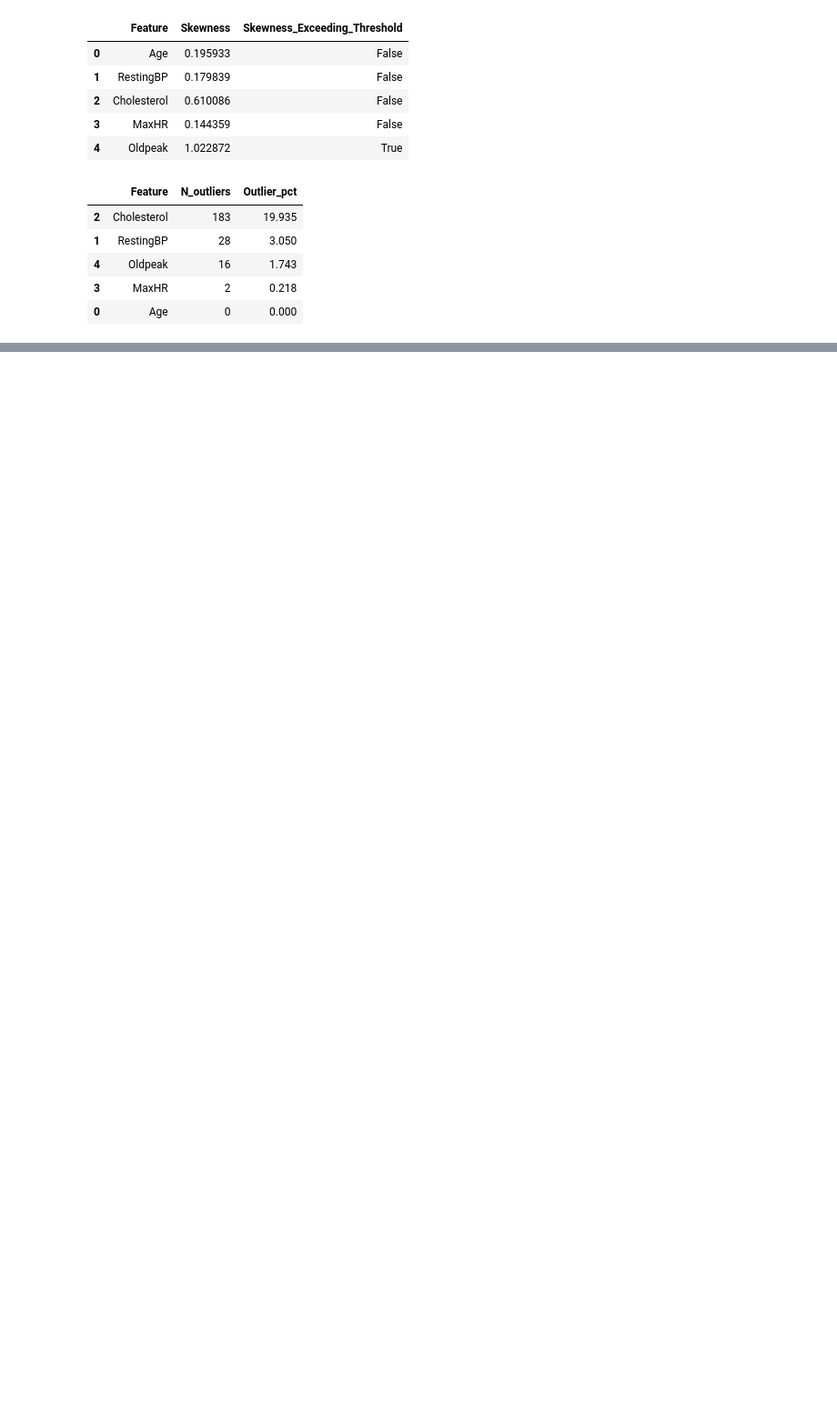
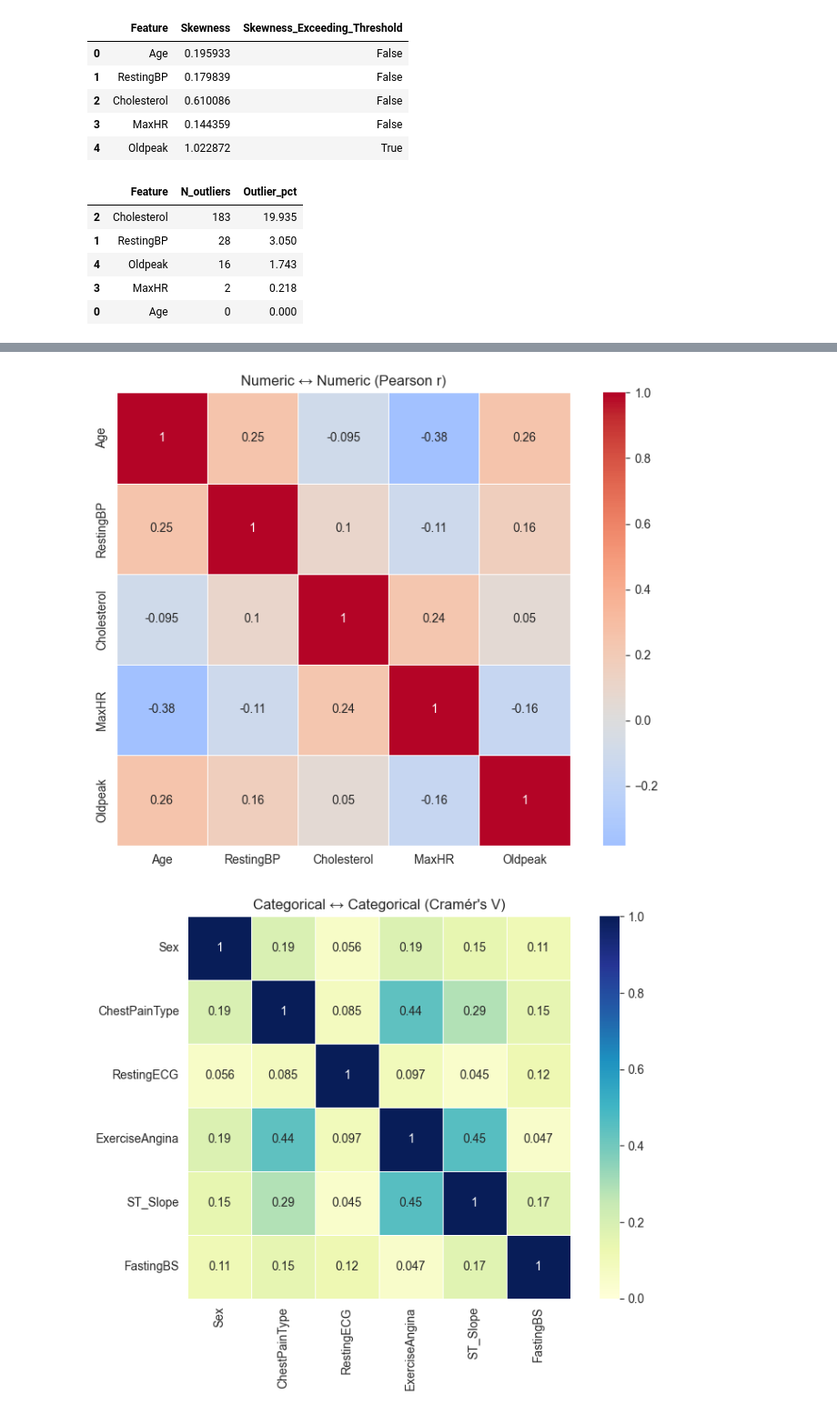
Before and after one commit to Nimaabediforud/Heart-Disease-Prediction, a Jupyter notebook: Notebooks/EDA/EDA.ipynb, the cells around one changed output, grey strips where cells are left out. Shown at 91% size. Saved outputs shown, nothing was run; the diff lists cells and outputs as text; code cells hidden in the pictures; blank space fills up the shorter version.

```diff
--- a/Notebooks/EDA/EDA.ipynb
+++ b/Notebooks/EDA/EDA.ipynb
@@ -467,0 +447,17 @@ plt.show()
+# %%
+# Get columns name as lists
+numeric_features = num_cols.columns.tolist()
+categorical_features = cat_cols.columns.tolist()
+
+analyzerHD = CorrelationAnalyzer(
+    data=data,
+    target_type='categorical',
+    num_cols=numeric_features,
+    cat_cols=categorical_features,
+    target_col='HeartDisease'
+)
+
+analyzerHD.plot_all()
+# %% [output]
+[figure, added]
+[figure, added]
```
Also changed, not shown: parts of 21 cells of this notebook, 29 other files.
